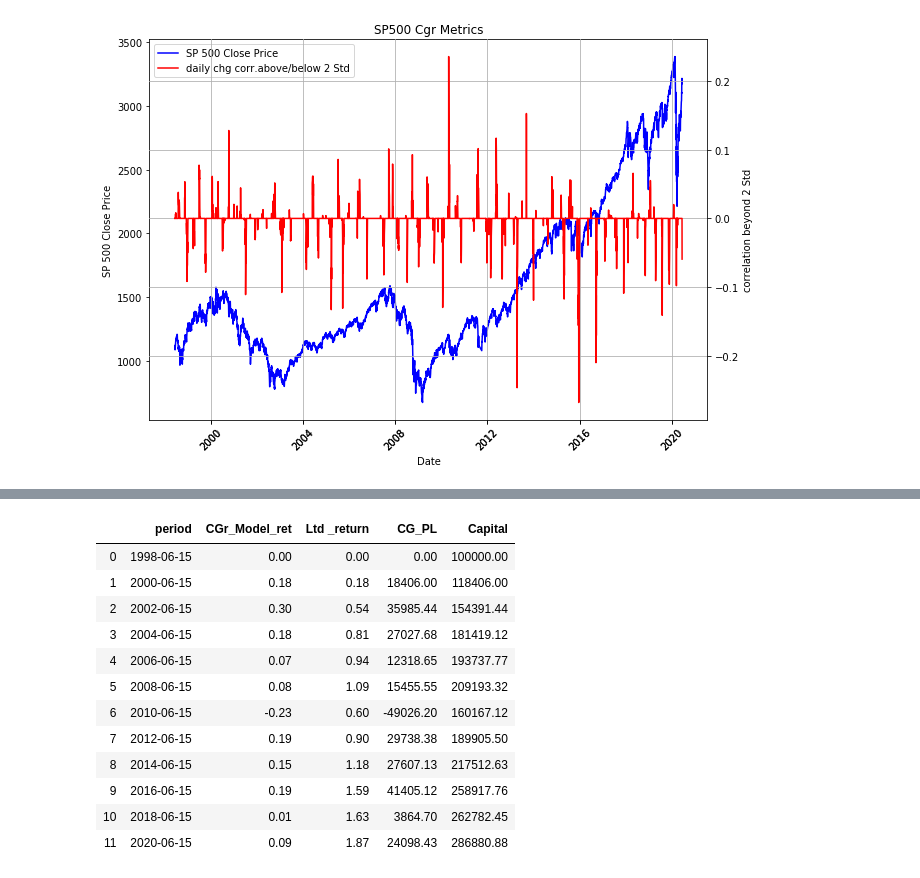
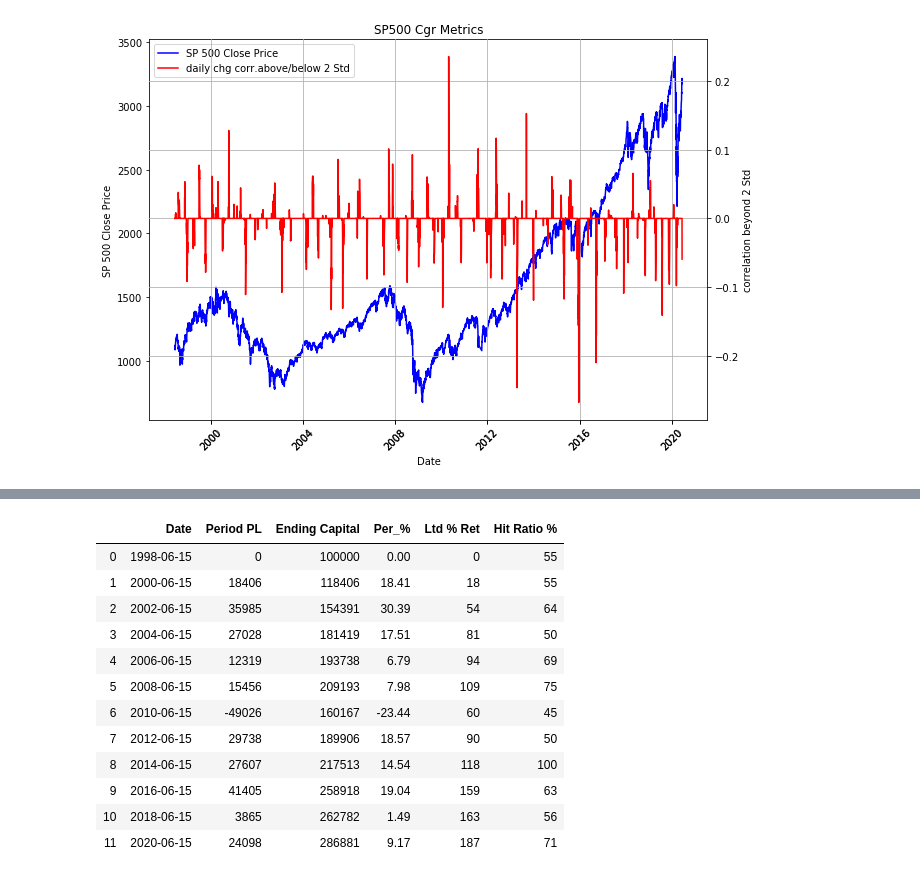
Before and after one commit to gfisherjr/Market_Movement_Indicators, a Jupyter notebook: starter_files/Bruce/Project2ABruce.ipynb, the cells around one changed output, grey strips where cells are left out. Saved outputs shown, nothing was run; the diff lists cells and outputs as text; code cells hidden in the pictures.

```diff
--- a/starter_files/Bruce/Project2ABruce.ipynb
+++ b/starter_files/Bruce/Project2ABruce.ipynb
@@ -585,23 +573,0 @@ SP_GCR_corr_df.head()
-# %%
-#returns from CGr positive signal simulation
-csv_file = os.path.join("CGr_model_returns.csv")
-CGr_returns_df = pd.read_csv(csv_file)
-CGr_returns_df["period"] = pd.to_datetime(CGr_returns_df["period"])
-# CGr_returns_df['Capital'] = CGr_returns_df['Capital'].astype(float)
-CGr_returns_df.drop(CGr_returns_df.columns[[5]], axis=1, inplace=True)
-CGr_returns_df.dropna(inplace=True)
-CGr_returns_df.head(12)
-# %% [output]
-|  | period | CGr_Model_ret | Ltd _return | CG_PL | Capital |
-| 0 | 1998-06-15 | 0.00 | 0.00 | 0.00 | 100000.00 |
-| 1 | 2000-06-15 | 0.18 | 0.18 | 18406.00 | 118406.00 |
-| 2 | 2002-06-15 | 0.30 | 0.54 | 35985.44 | 154391.44 |
-| 3 | 2004-06-15 | 0.18 | 0.81 | 27027.68 | 181419.12 |
-| 4 | 2006-06-15 | 0.07 | 0.94 | 12318.65 | 193737.77 |
-| 5 | 2008-06-15 | 0.08 | 1.09 | 15455.55 | 209193.32 |
-| 6 | 2010-06-15 | -0.23 | 0.60 | -49026.20 | 160167.12 |
-| 7 | 2012-06-15 | 0.19 | 0.90 | 29738.38 | 189905.50 |
-| 8 | 2014-06-15 | 0.15 | 1.18 | 27607.13 | 217512.63 |
-| 9 | 2016-06-15 | 0.19 | 1.59 | 41405.12 | 258917.76 |
-| 10 | 2018-06-15 | 0.01 | 1.63 | 3864.70 | 262782.45 |
-| 11 | 2020-06-15 | 0.09 | 1.87 | 24098.43 | 286880.88 |
@@ -607,0 +588,24 @@ CGr_returns_df.head(12)
+# %%
+Final_Stats_df = pd.DataFrame({"Date": Period,
+                            "Period PL": PL,
+                             "Ending Capital": Ending_Capital,
+                               "Per_%": Per_Pct,
+                               "Ltd % Ret": Ltd_Pct,
+                               "Hit Ratio %": hit_ratio
+                              })
+Final_Stats_df["Date"] = pd.to_datetime(Final_Stats_df["Date"])
+Final_Stats_df.head(12)
+# %% [output]
+|  | Date | Period PL | Ending Capital | Per_% | Ltd % Ret | Hit Ratio % |
+| 0 | 1998-06-15 | 0 | 100000 | 0.00 | 0 | 55 |
+| 1 | 2000-06-15 | 18406 | 118406 | 18.41 | 18 | 55 |
+| 2 | 2002-06-15 | 35985 | 154391 | 30.39 | 54 | 64 |
+| 3 | 2004-06-15 | 27028 | 181419 | 17.51 | 81 | 50 |
+| 4 | 2006-06-15 | 12319 | 193738 | 6.79 | 94 | 69 |
+| 5 | 2008-06-15 | 15456 | 209193 | 7.98 | 109 | 75 |
+| 6 | 2010-06-15 | -49026 | 160167 | -23.44 | 60 | 45 |
+| 7 | 2012-06-15 | 29738 | 189906 | 18.57 | 90 | 50 |
+| 8 | 2014-06-15 | 27607 | 217513 | 14.54 | 118 | 100 |
+| 9 | 2016-06-15 | 41405 | 258918 | 19.04 | 159 | 63 |
+| 10 | 2018-06-15 | 3865 | 262782 | 1.49 | 163 | 56 |
+| 11 | 2020-06-15 | 24098 | 286881 | 9.17 | 187 | 71 |
```
Also changed, not shown: parts of 16 cells of this notebook, 35 other files.
